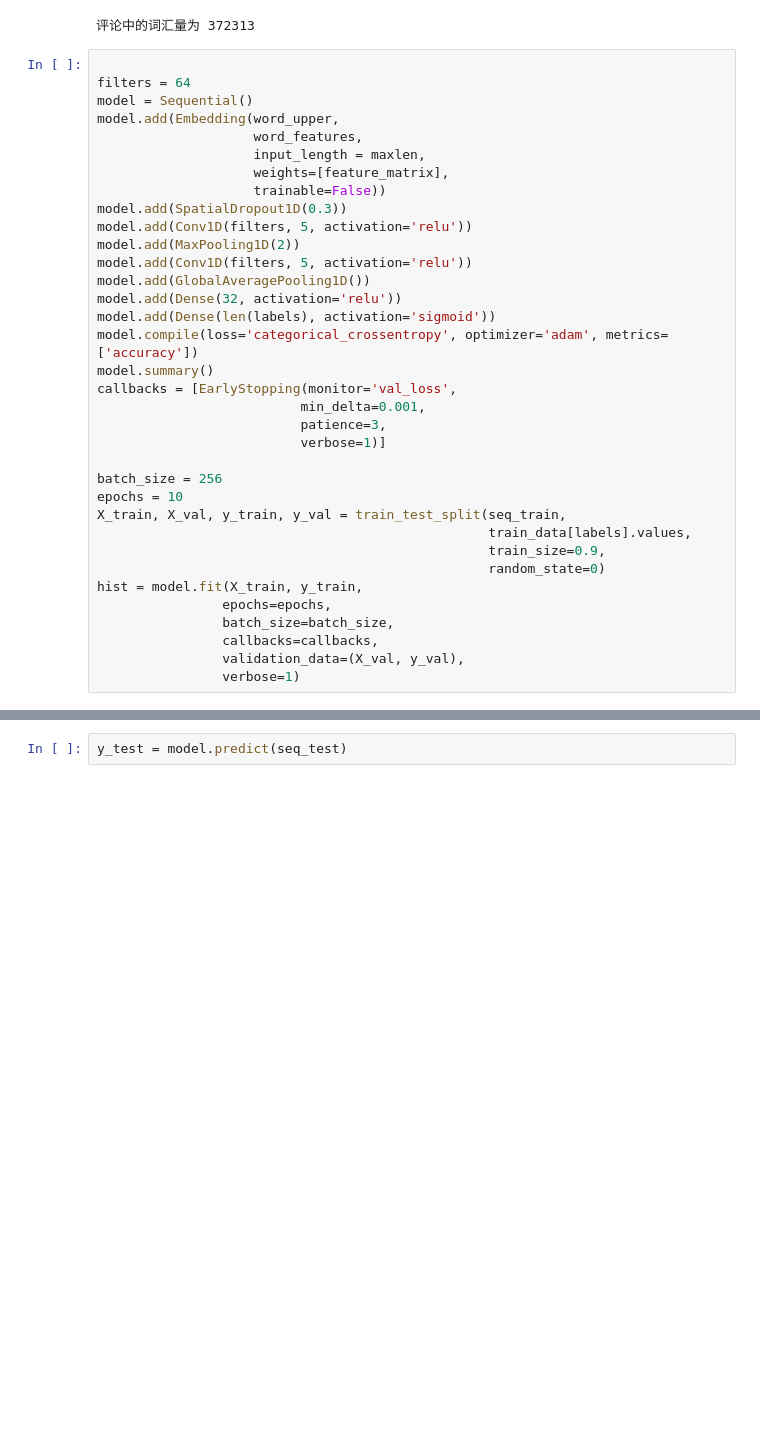
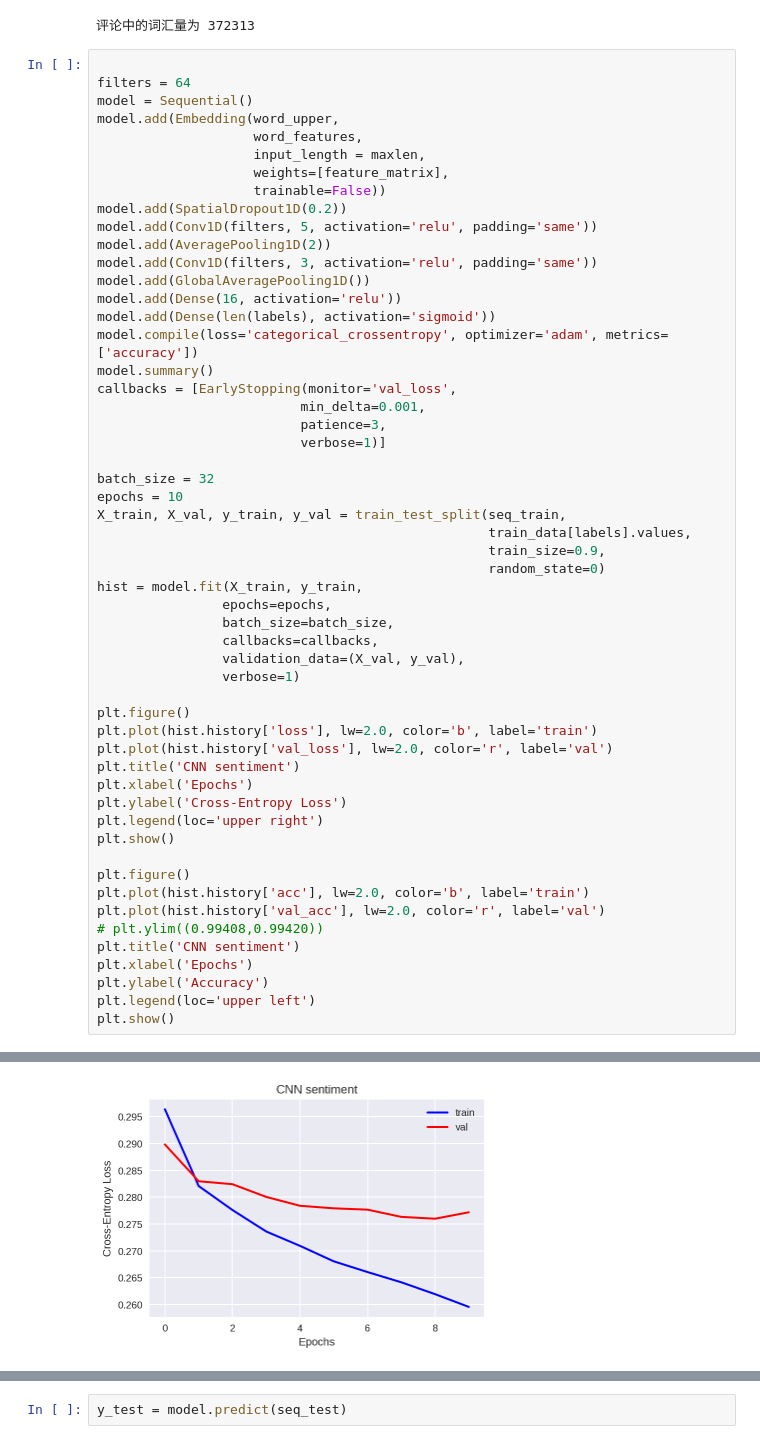
Before and after one commit to Zhengqi-Li/NLP, a Jupyter notebook: textCNN.ipynb, the cells around one changed output, grey strips where cells are left out. Cells and saved outputs as stored; diff of their text form; blank space fills up the shorter version.

```diff
--- a/textCNN.ipynb
+++ b/textCNN.ipynb
@@ -185,12 +185,12 @@ model.add(Embedding(word_upper,
                     input_length = maxlen,
                     weights=[feature_matrix],
                     trainable=False))
-model.add(SpatialDropout1D(0.3))
-model.add(Conv1D(filters, 5, activation='relu'))
-model.add(MaxPooling1D(2))
-model.add(Conv1D(filters, 5, activation='relu'))
+model.add(SpatialDropout1D(0.2))
+model.add(Conv1D(filters, 5, activation='relu', padding='same'))
+model.add(AveragePooling1D(2))
+model.add(Conv1D(filters, 3, activation='relu', padding='same'))
 model.add(GlobalAveragePooling1D())
-model.add(Dense(32, activation='relu'))
+model.add(Dense(16, activation='relu'))
 model.add(Dense(len(labels), activation='sigmoid'))
 model.compile(loss='categorical_crossentropy', optimizer='adam', metrics=['accuracy'])
 model.summary()
@@ -199,7 +199,7 @@ callbacks = [EarlyStopping(monitor='val_loss',
                           patience=3,
                           verbose=1)]
 
-batch_size = 256
+batch_size = 32
 epochs = 10
 X_train, X_val, y_train, y_val = train_test_split(seq_train,
                                                   train_data[labels].values,
@@ -211,6 +211,25 @@ hist = model.fit(X_train, y_train,
                 callbacks=callbacks,
                 validation_data=(X_val, y_val),
                 verbose=1)
+
+plt.figure()
+plt.plot(hist.history['loss'], lw=2.0, color='b', label='train')
+plt.plot(hist.history['val_loss'], lw=2.0, color='r', label='val')
+plt.title('CNN sentiment')
+plt.xlabel('Epochs')
+plt.ylabel('Cross-Entropy Loss')
+plt.legend(loc='upper right')
+plt.show()
+
+plt.figure()
+plt.plot(hist.history['acc'], lw=2.0, color='b', label='train')
+plt.plot(hist.history['val_acc'], lw=2.0, color='r', label='val')
+# plt.ylim((0.99408,0.99420))
+plt.title('CNN sentiment')
+plt.xlabel('Epochs')
+plt.ylabel('Accuracy')
+plt.legend(loc='upper left')
+plt.show()
 # %% [output]
 _________________________________________________________________
 Layer (type)                 Output Shape              Param #
@@ -248,0 +268 @@ Epoch 10/10
+[figure, added]
```
Also changed, not shown: parts of 5 cells of this notebook.
